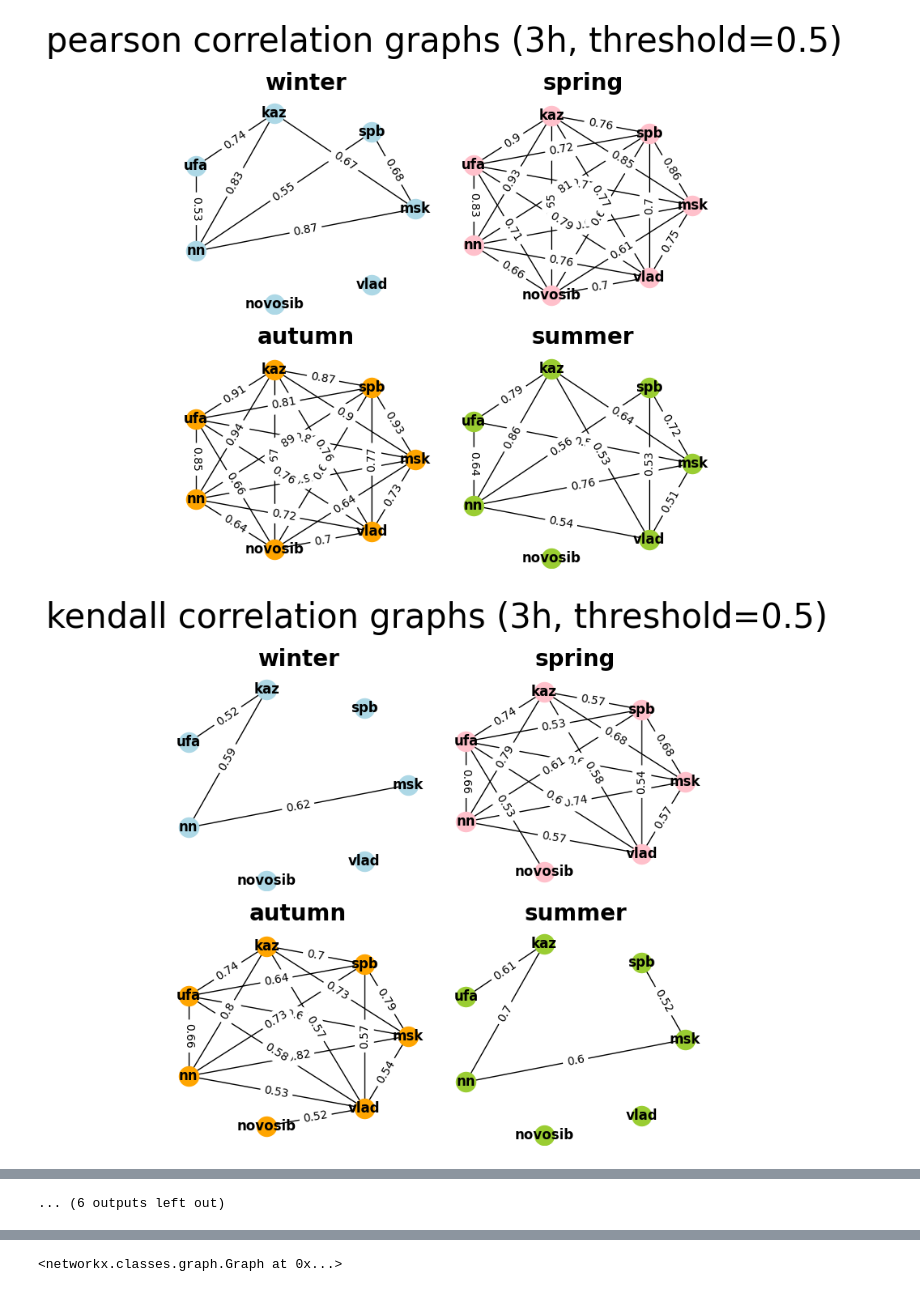
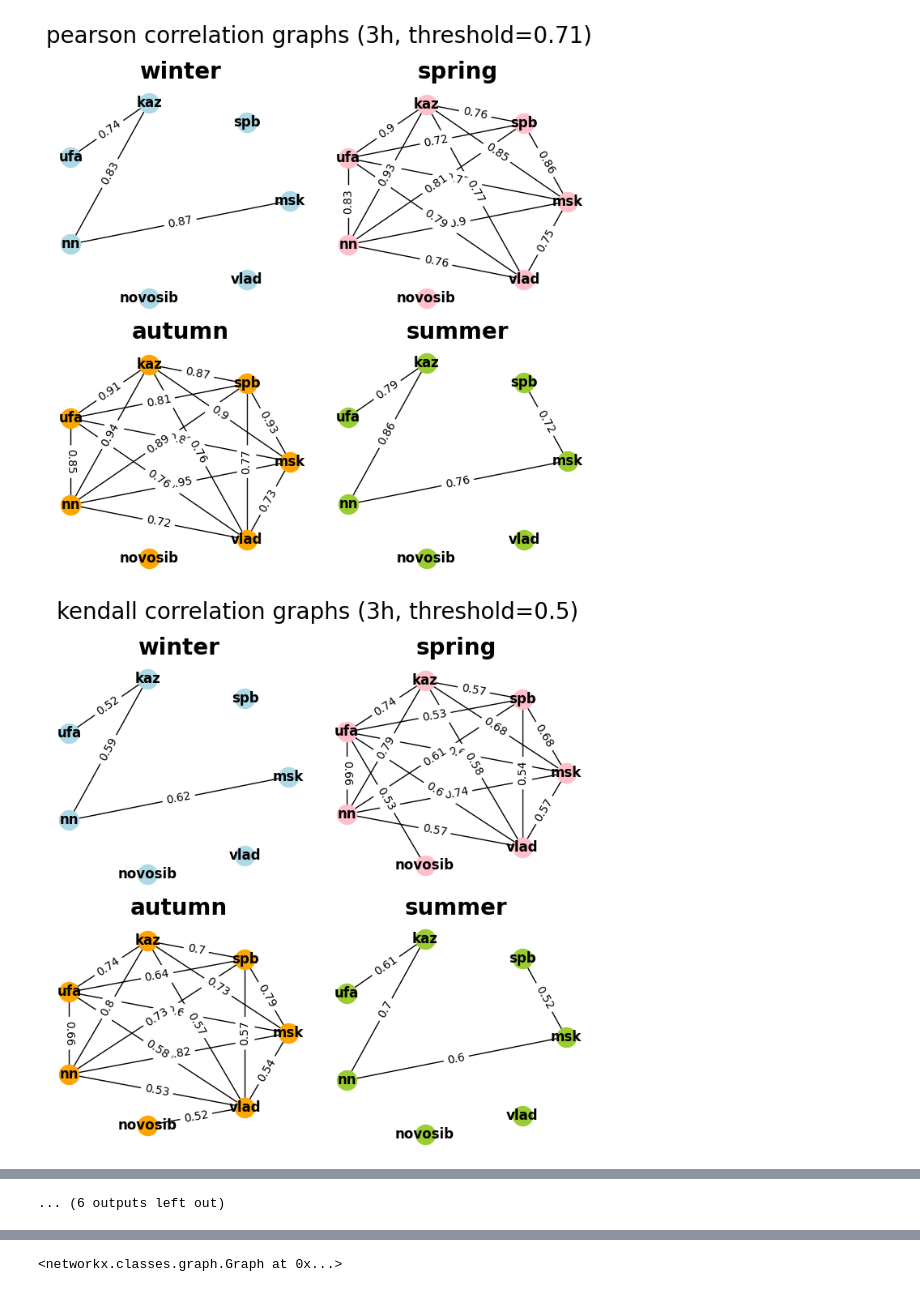
Before and after one commit to nadiaroschina/random-variable-networks, a Jupyter notebook: main.ipynb, the cells around one changed output, grey strips where cells are left out. Drawn from its saved outputs; the diff is of its cells as text; code cells hidden in the pictures.

Commit message:
Implement threshold calculation

```diff
--- a/main.ipynb
+++ b/main.ipynb
@@ -94,20 +122,19 @@ def draw_sets_forall_seasons_by_interval(interval, corr_method, threshold=0.5):
 # %%
 intervals = ["3h", "daily", "weekly"]
 methods = ["pearson", "kendall"]
-threshold = 0.5
 
 for interval in intervals:
     for corr_method in methods:
-        draw_graph_forall_seasons_by_interval(interval, corr_method, threshold)
+        draw_graph_forall_seasons_by_interval(interval, corr_method)
 
 for interval in intervals:
-    for corr_method in ["pearson", "kendall"]:
-        draw_cliques_forall_seasons_by_interval(interval, corr_method, threshold)
+    for corr_method in methods:
+        draw_cliques_forall_seasons_by_interval(interval, corr_method)
 
 
 for interval in intervals:
     for corr_method in methods:
-        draw_sets_forall_seasons_by_interval(interval, corr_method, threshold)
+        draw_sets_forall_seasons_by_interval(interval, corr_method)
 # %% [output]
-[figure, old version]
+[figure, new version]
-[figure, old version]
+[figure, new version]
```
Also changed, not shown: parts of 5 cells of this notebook.
